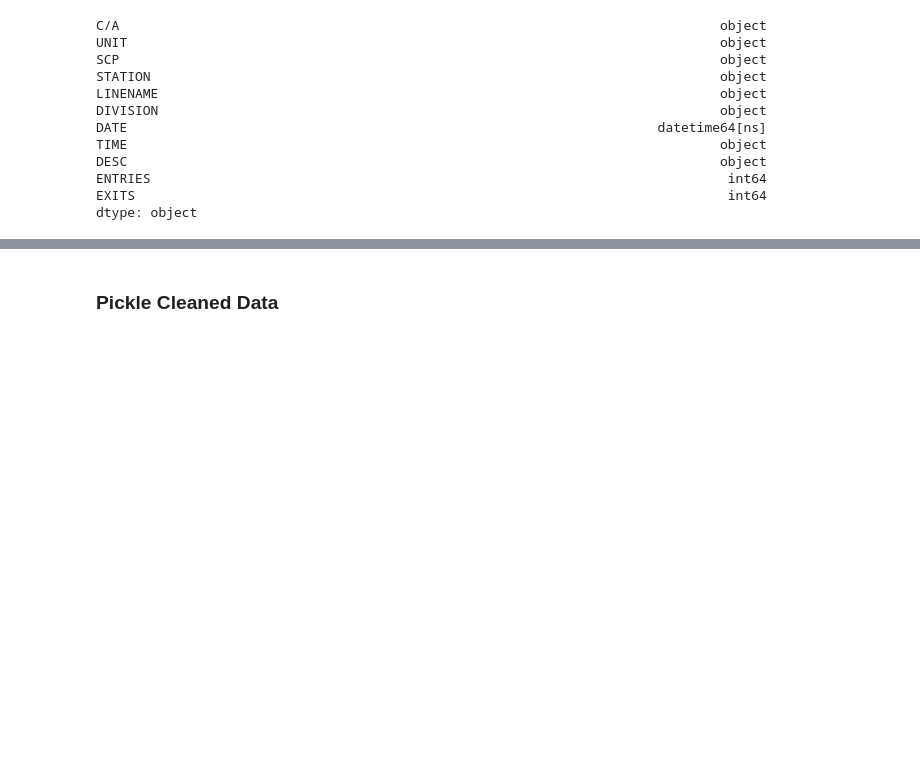
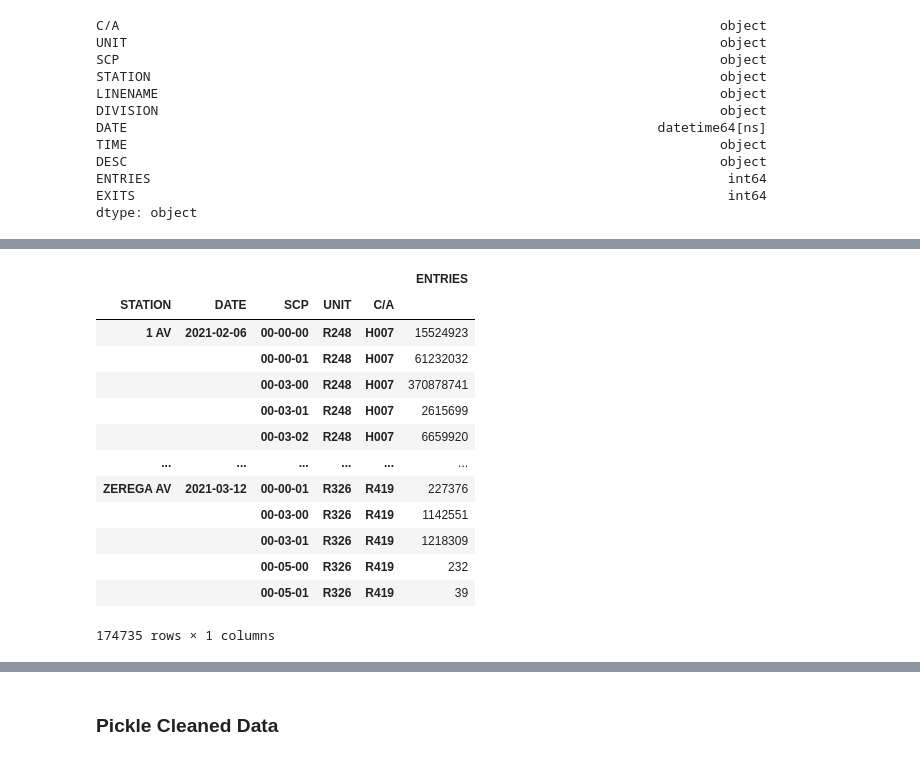
Before and after one commit to justinm0rgan/mta-turnstile-covid, a Jupyter notebook: collection-and-cleaning.ipynb, the cells around one changed output, grey strips where cells are left out. Cells and saved outputs as stored; diff of their text form; code cells hidden in the pictures; blank space fills up the shorter version.

```diff
--- a/collection-and-cleaning.ipynb
+++ b/collection-and-cleaning.ipynb
@@ -210,0 +169,18 @@ df.groupby(['STATION','DATE','SCP'])[['ENTRIES']].min()
+# %%
+# min gives us cumulative entries at the beginning of each day
+df.groupby(['STATION','DATE','SCP','UNIT','C/A'])[['ENTRIES']].min()
+# %% [output]
+|  |  |  |  |  | ENTRIES |
+| STATION | DATE | SCP | UNIT | C/A |  |
+| 1 AV | 2021-02-06 | 00-00-00 | R248 | H007 | 15524923 |
+|  |  | 00-00-01 | R248 | H007 | 61232032 |
+|  |  | 00-03-00 | R248 | H007 | 370878741 |
+|  |  | 00-03-01 | R248 | H007 | 2615699 |
+|  |  | 00-03-02 | R248 | H007 | 6659920 |
+| ... | ... | ... | ... | ... | ... |
+| ZEREGA AV | 2021-03-12 | 00-00-01 | R326 | R419 | 227376 |
+|  |  | 00-03-00 | R326 | R419 | 1142551 |
+|  |  | 00-03-01 | R326 | R419 | 1218309 |
+|  |  | 00-05-00 | R326 | R419 | 232 |
+|  |  | 00-05-01 | R326 | R419 | 39 |
+174735 rows × 1 columns
```
Also changed, not shown: parts of 14 cells of this notebook.
